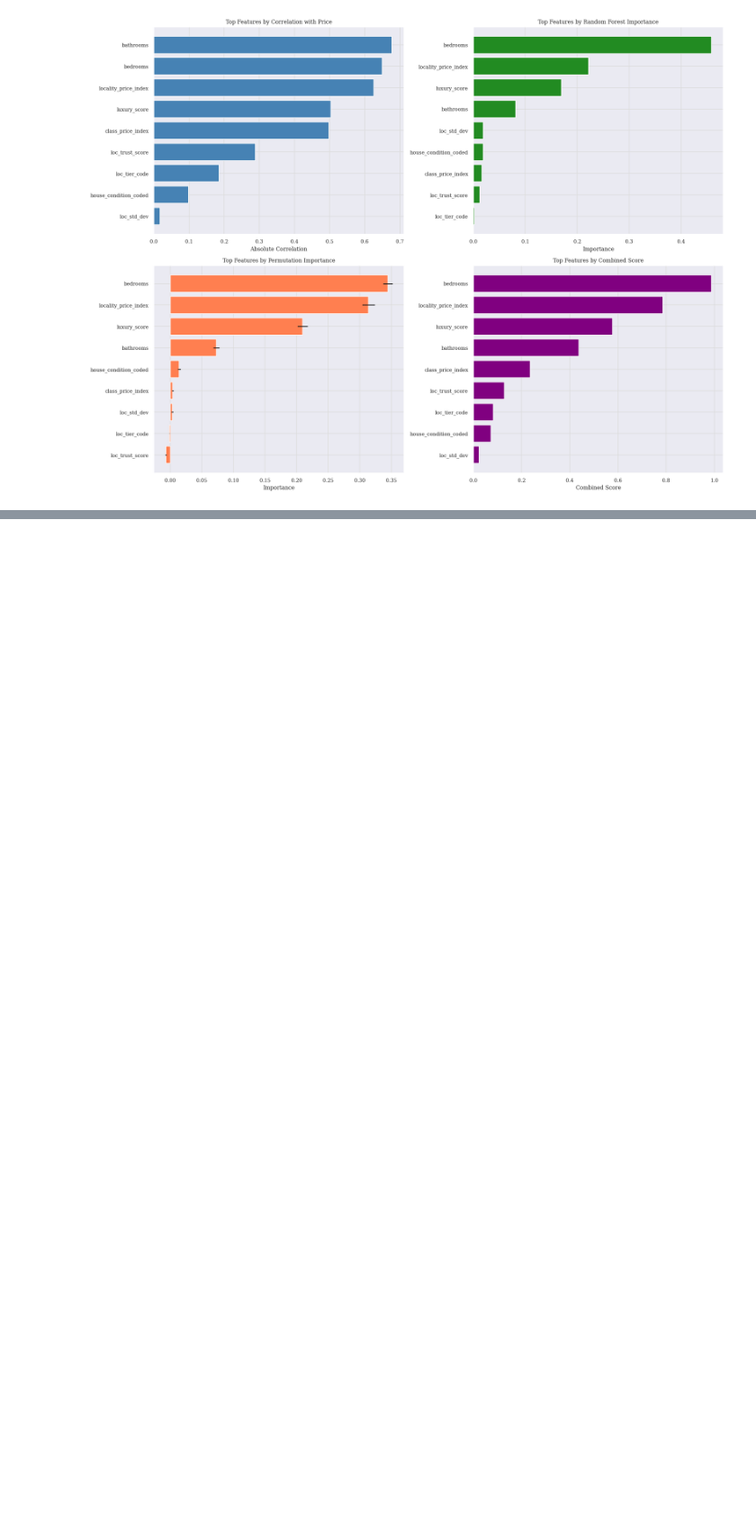
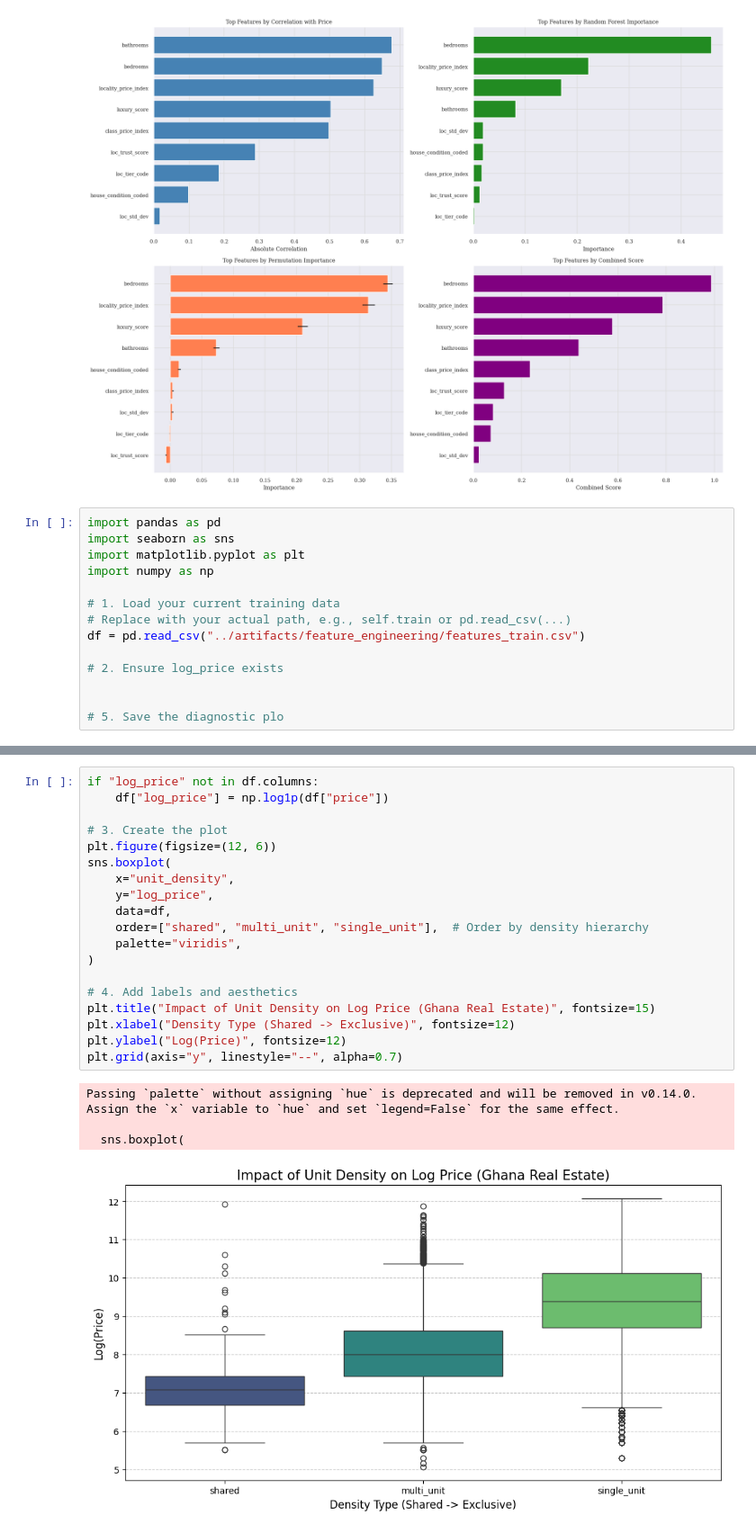
Before and after one commit to kcnewman/ares, a Jupyter notebook: notebooks/03_feature_engineering.ipynb, the cells around one changed output, grey strips where cells are left out. Shown at 90% size. Drawn from its saved outputs; the diff is of its cells as text; blank space fills up the shorter version.

```diff
--- a/notebooks/03_feature_engineering.ipynb
+++ b/notebooks/03_feature_engineering.ipynb
@@ -646,3 +645,17 @@ def plot_feature_importance(importance_results, top_n=15):
 plot_feature_importance(importance_results, top_n=15)
 # %% [output]
 [figure]
+# %%
+import pandas as pd
+import seaborn as sns
+import matplotlib.pyplot as plt
+import numpy as np
+
+# 1. Load your current training data
+# Replace with your actual path, e.g., self.train or pd.read_csv(...)
+df = pd.read_csv("../artifacts/feature_engineering/features_train.csv")
+
+# 2. Ensure log_price exists
+
+
+# 5. Save the diagnostic plo
@@ -648,0 +672,24 @@ plot_feature_importance(importance_results, top_n=15)
+# %%
+if "log_price" not in df.columns:
+    df["log_price"] = np.log1p(df["price"])
+
+# 3. Create the plot
+plt.figure(figsize=(12, 6))
+sns.boxplot(
+    x="unit_density",
+    y="log_price",
+    data=df,
+    order=["shared", "multi_unit", "single_unit"],  # Order by density hierarchy
+    palette="viridis",
+)
+
+# 4. Add labels and aesthetics
+plt.title("Impact of Unit Density on Log Price (Ghana Real Estate)", fontsize=15)
+plt.xlabel("Density Type (Shared -> Exclusive)", fontsize=12)
+plt.ylabel("Log(Price)", fontsize=12)
+plt.grid(axis="y", linestyle="--", alpha=0.7)
+# %% [output]
+Passing `palette` without assigning `hue` is deprecated and will be removed in v0.14.0. Assign the `x` variable to `hue` and set `legend=False` for the same effect.
+
+  sns.boxplot(
+[figure, added]
```
Also changed, not shown: parts of 2 cells of this notebook, 22 other files.
